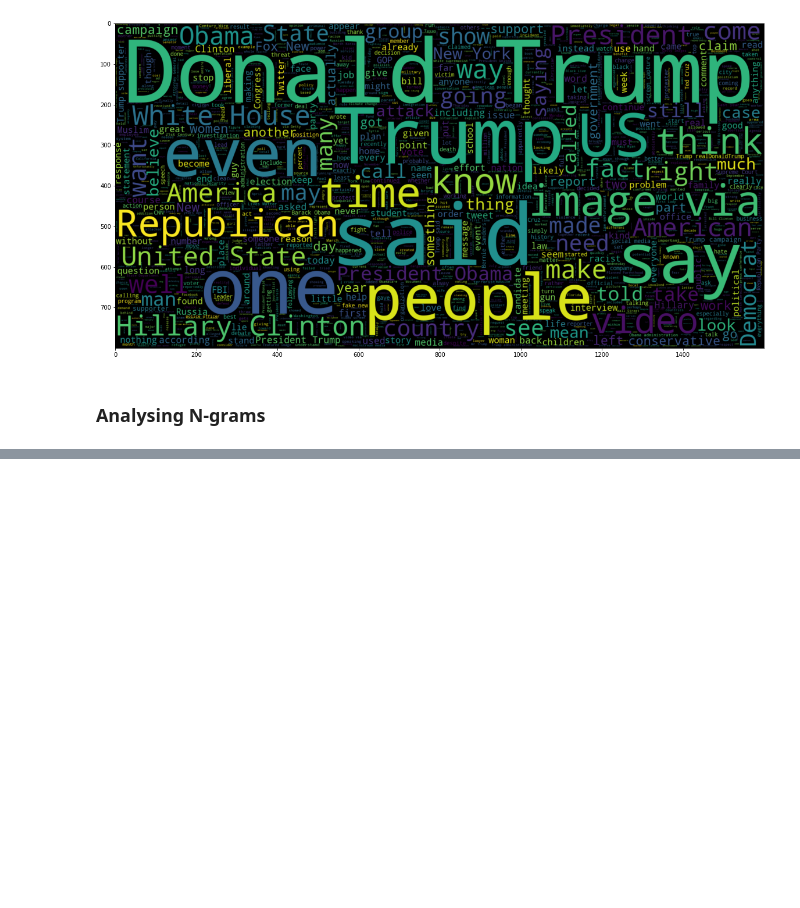
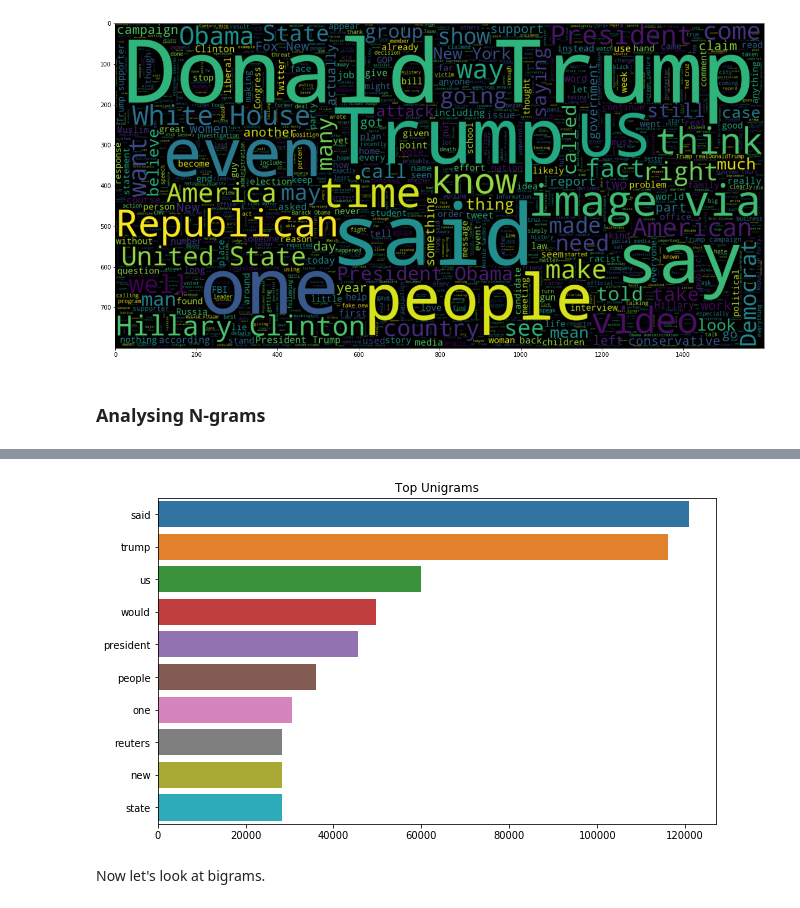
Before and after one commit to nadinezab/fake-news, a Jupyter notebook: Fake-news.ipynb, the cells around one changed output, grey strips where cells are left out. Drawn from its saved outputs; the diff is of its cells as text; code cells hidden in the pictures; blank space fills up the shorter version.

Commit message:
Add: N-gram analysis

```diff
--- a/1_EDA.ipynb
+++ b/Fake-news.ipynb
@@ -628,3 +633,8 @@ def get_corpus(text):
         for char in item.split():
             words.append(char.strip())
     return words
+# %%
+# Apply function
+corpus = get_corpus(df_clean['text'])
+# View first few entries
+corpus[:5]
@@ -630,0 +666,16 @@ def get_corpus(text):
+# %%
+# Define function to get top n-grams
+
+def get_top_ngrams(corpus, n, k):
+    '''
+    Inputs:
+    Corpus - text
+    n - n-gram number, univariate/ bivariate etc
+    k - number of items to return
+    '''
+    vec = CountVectorizer(ngram_range = (n, n)).fit(corpus)
+    bow = vec.transform(corpus)
+    sumwords = bow.sum(axis = 0)
+    wordfreq = [(word, sumwords[0, index]) for word, index in vec.vocabulary_.items()]
+    wordfreq =sorted(wordfreq, key = lambda x: x[1], reverse=True)
+    return wordfreq[:k]
@@ -630,0 +684,5 @@ def get_corpus(text):
+# %%
+# Get unigrams
+uni = get_top_ngrams(df_clean['text'], n=1, k=10)
+uni = dict(uni)
+uni
@@ -630,0 +700,10 @@ def get_corpus(text):
+# %%
+# Plot barchart
+plt.figure(figsize = (10,6))
+sns.barplot(x=list(uni.values()),y=list(uni.keys()))
+plt.title('Top Unigrams')
+plt.show()
+# %% [output]
+[figure, added]
+# %% [markdown]
+Now let's look at bigrams.
```
Also changed, not shown: parts of 10 cells of this notebook.
